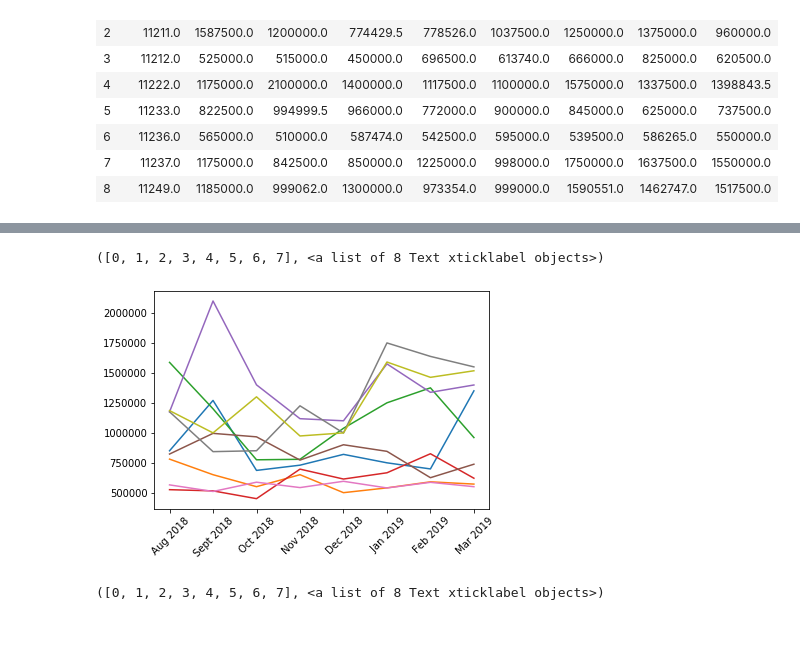
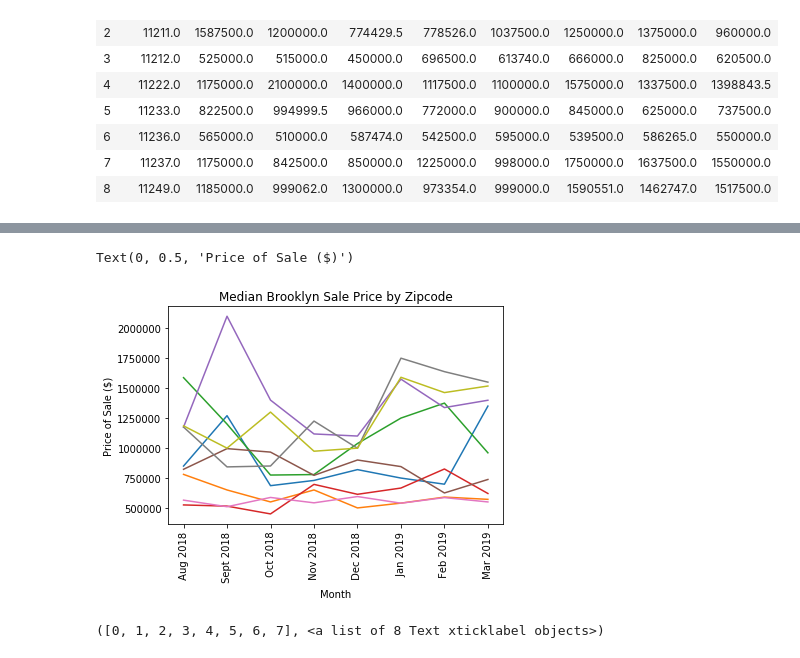
Before and after one commit to nate1mace/TheSuperGroup, a Jupyter notebook: Rolling Sales Analysis.ipynb, the cells around one changed output, grey strips where cells are left out. Saved outputs shown, nothing was run; the diff lists cells and outputs as text; code cells hidden in the pictures; blank space fills up the shorter version.

```diff
--- a/Rolling Sales Analysis.ipynb
+++ b/Rolling Sales Analysis.ipynb
@@ -45,14 +36,15 @@ dtype: object
 # %%
 #DF2 is the NYC Rolling Sales, this was pulled from the csv in the first box (source2)
-# df_2018[''] = df_2018[''].str.replace(',','')
-# df_2018[''] = df_2018[''].str.replace('$','').astype(float)
-# df_2019[''] = df_2019[''].str.replace(',','').astype(float)
+df_2018[''] = df_2018[''].str.replace(',','')
+df_2018[''] = df_2018[''].str.replace('$','').astype(float)
+df_2019[''] = df_2019[''].str.replace(',','').astype(float)
 
+#Remove abnormally low values
 df_2018 = df_2018.loc[df_2018[''] > 10]
 df_2019 = df_2019.loc[df_2019[''] > 10]
 
 
-#Create a boolean mask to sort by the month of September (Airbnb CSV is just September, we can discuss if this step is necessary together)
+#Create a boolean mask to sort by the month of September)
 mask_Aug_2018 = (df_2018['SALE DATE'] > '8/0/2018') & (df_2018['SALE DATE'] <= '8/31/2018')
 df_aug = df_2018.loc[mask_Aug_2018]
 mask_Sept_2018 = (df_2018['SALE DATE'] > '9/0/2018') & (df_2018['SALE DATE'] <= '9/31/2018')
@@ -166,19 +138,21 @@ row_list
 # %%
 plt.plot(dates,row_list[0])
 plt.plot(dates,row_list[1])
 plt.plot(dates,row_list[2])
 plt.plot(dates,row_list[3])
 plt.plot(dates,row_list[4])
 plt.plot(dates,row_list[5])
 plt.plot(dates,row_list[6])
 plt.plot(dates,row_list[7])
 plt.plot(dates,row_list[8])
 
-
-plt.xticks(rotation = 45)
+plt.xticks(rotation = 90)
+plt.title('Median Brooklyn Sale Price by Zipcode')
+plt.xlabel('Month')
+plt.ylabel('Price of Sale ($)')
 # %% [output]
-([0, 1, 2, 3, 4, 5, 6, 7], <a list of 8 Text xticklabel objects>)
+Text(0, 0.5, 'Price of Sale ($)')
-[figure, old version]
+[figure, new version]
 # %%
 aug_av = df_all_months_L[dates[0]].mean()
 sept_av = df_all_months_L[dates[1]].mean()
```
Also changed, not shown: parts of 6 cells of this notebook, 5 other files.
